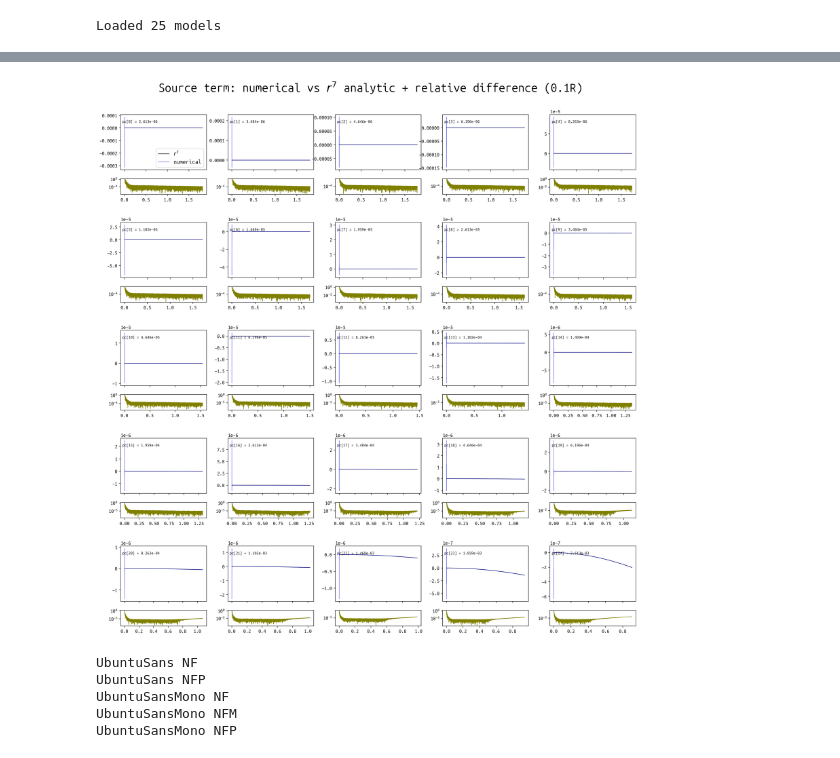
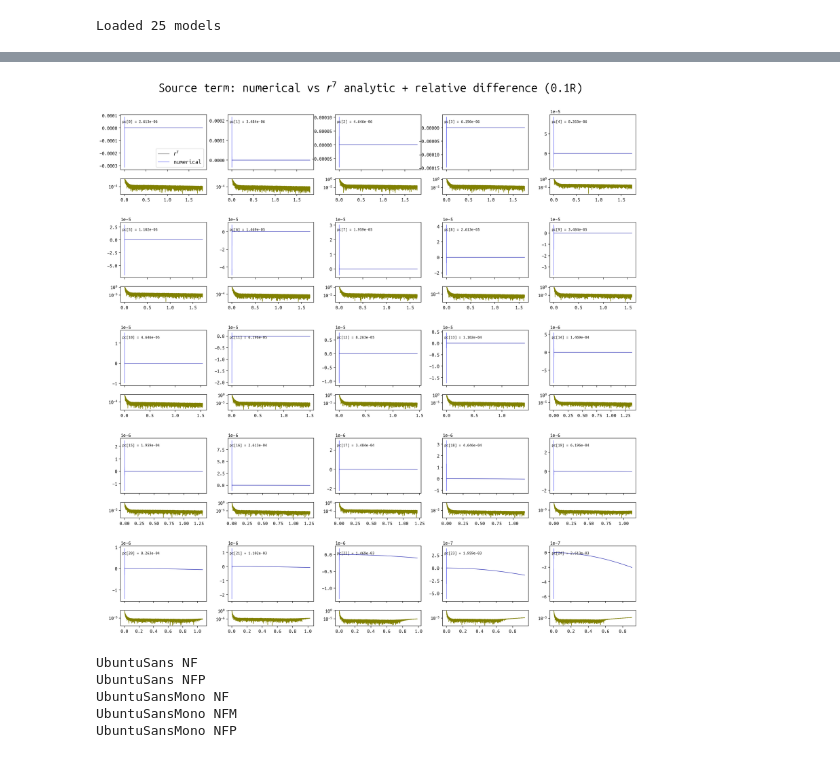
Before and after one commit to chih-uva/TLN-TDN-equation-solver, a Jupyter notebook: high_bg_order_sol/testing/test_source_terms.ipynb, the cells around one changed output, grey strips where cells are left out. Saved outputs shown, nothing was run; the diff lists cells and outputs as text; code cells hidden in the pictures.

```diff
--- a/high_bg_order_sol/testing/test_source_terms.ipynb
+++ b/high_bg_order_sol/testing/test_source_terms.ipynb
@@ -161,6 +161,7 @@ for idx in range(n_models):
     src_r3 = source_r3(r, K_geom, pc, a0=1.0, nu_c=nu[0], T=T)
     src_r5 = source_r5(r, K_geom, pc, a0=1.0, nu_c=nu[0], T=T)
     src_r7 = source_r7(r, K_geom, pc, a0=1.0, nu_c=nu[0], T=T)
+    src_r9 = source_r9(r, K_geom, pc, a0=1.0, nu_c=nu[0], T=T)
 
     src_num = np.array(src_full)
     if np.iscomplexobj(src_num):
@@ -171,6 +172,7 @@ for idx in range(n_models):
     ax.plot(r, src_r3, 'r--', linewidth=1.0, label="r^3")
     ax.plot(r, src_r5, 'g--', linewidth=1.0, label="r^5")
     ax.plot(r, src_r7, 'b--', linewidth=1.0, label="r^7")
+    ax.plot(r, src_r9, 'y--', linewidth=1.0, label="r^7")
 
     scale = (np.max(src_num[starting_ind:]) - np.min(src_num[starting_ind:])) * 0.05
     ax.set_ylim(np.min(src_num[starting_ind:]) - scale, np.max(src_num[starting_ind:]) + scale)
@@ -276,6 +278,9 @@ for idx in range(n_models):
     ax_top.plot(r, src_num, color="orange", lw=1.0, label="numerical")
     ax_top.text(0.02, 0.85, f"pc[{idx}] = {pc:.3e}", transform=ax_top.transAxes, fontsize=8)
 
+    scale = (np.max(src_concat[starting_ind:]) - np.min(src_concat[starting_ind:])) * 0.05
+    ax_top.set_ylim(np.min(src_concat[starting_ind:]) - scale, np.max(src_concat[starting_ind:]) + scale)
+
     if idx == 0:
         ax_top.legend(fontsize=12)
 
@@ -297,7 +302,7 @@ for idx in range(n_models):
     # ax_bot.set_ylim(-0.01, 0.1)
     ax_bot.set_yscale("log")
 
-fig.suptitle("Source term: numerical vs $r^7$ analytic + relative difference (Full Radius Range)", fontsize=22, y=0.93)
+fig.suptitle("Source term: numerical vs concatenated + relative difference (Full Radius Range)", fontsize=22, y=0.93)
 
 plt.tight_layout(rect=[0, 0, 1, 0.97])
 plt.show()
@@ -421,46 +383,50 @@ for idx in range(n_models):
 
     pc = PcArr[idx]
     src_r7 = source_r7(r, K_geom, pc, a0=1.0, nu_c=nu[0], T=T)
+    src_r9 = source_r9(r, K_geom, pc, a0=1.0, nu_c=nu[0], T=T)
 
     src_num = np.array(src_full)
     if np.iscomplexobj(src_num):
         src_num = src_num.imag
 
     # =========================
-    # Top panel: numerical vs r^7 analytical
+    # Top panel: numerical vs r^7 & r^9  analytical
     # =========================
 
     r_max_ind = int(0.1 * len(RArr))
 
-    ax_top.plot(r[:r_max_ind], src_r7[:r_max_ind], color="black", lw=1.0, label=r"$r^7$")
+    # ax_top.plot(r[:r_max_ind], src_r7[:r_max_ind], color="black", lw=1.0, label=r"$r^7$")
+    ax_top.plot(r[:r_max_ind], src_r9[:r_max_ind], color="gray", lw=1.0, label=r"$r^7$")
     ax_top.plot(r[:r_max_ind], src_num[:r_max_ind], color="#2025ed", alpha=0.6, lw=1.0, label="numerical")
     ax_top.text(0.02, 0.85, f"pc[{idx}] = {pc:.3e}", transform=ax_top.transAxes, fontsize=8)
 
     if idx == 0:
         ax_top.legend(fontsize=12)
 
     ax_top.tick_params(labelbottom=False)
 
     # =========================
     # Bottom panel: relative difference with softening
     # =========================
     soft_slice = src_num[int(0.1 * len(src_num)) : int(0.2 * len(src_num))]
     softening = np.max(np.abs(soft_slice)) * 0.1 if len(soft_slice) else 0.0
     if not np.isfinite(softening) or softening == 0.0:
         softening = 1e-30
 
     diff_r7 = np.abs(src_num - src_r7) / (np.abs(src_num) + softening)
+    diff_r9 = np.abs(src_num - src_r9) / (np.abs(src_num) + softening)
 
     ax_bot.axhline(0.0, lw=0.8, alpha=0.6)
-    ax_bot.plot(r[:r_max_ind], diff_r7[:r_max_ind], color="olive", lw=1.0, label=r"|num - $r^7$|/(|num|+soft)")
+    # ax_bot.plot(r[:r_max_ind], diff_r7[:r_max_ind], color="olive", lw=1.0, label=r"|num - $r^7$|/(|num|+soft)")
+    ax_bot.plot(r[:r_max_ind], diff_r9[:r_max_ind], color="olive", lw=1.0, label=r"|num - $r^7$|/(|num|+soft)")
     # ax_bot.set_ylim(-0.001, 0.01)
     ax_bot.set_yscale("log")
 
 fig.suptitle("Source term: numerical vs $r^7$ analytic + relative difference (0.1R)", fontsize=25, y=0.93)
 plt.tight_layout(rect=[0, 0, 1, 0.99])
 plt.show()
 # %% [output]
-[figure, old version]
+[figure, new version]
 # %%
 import matplotlib.font_manager as fm
 names = sorted({f.name for f in fm.fontManager.ttflist})
```
Also changed, not shown: parts of 4 cells of this notebook, 10 other files.
